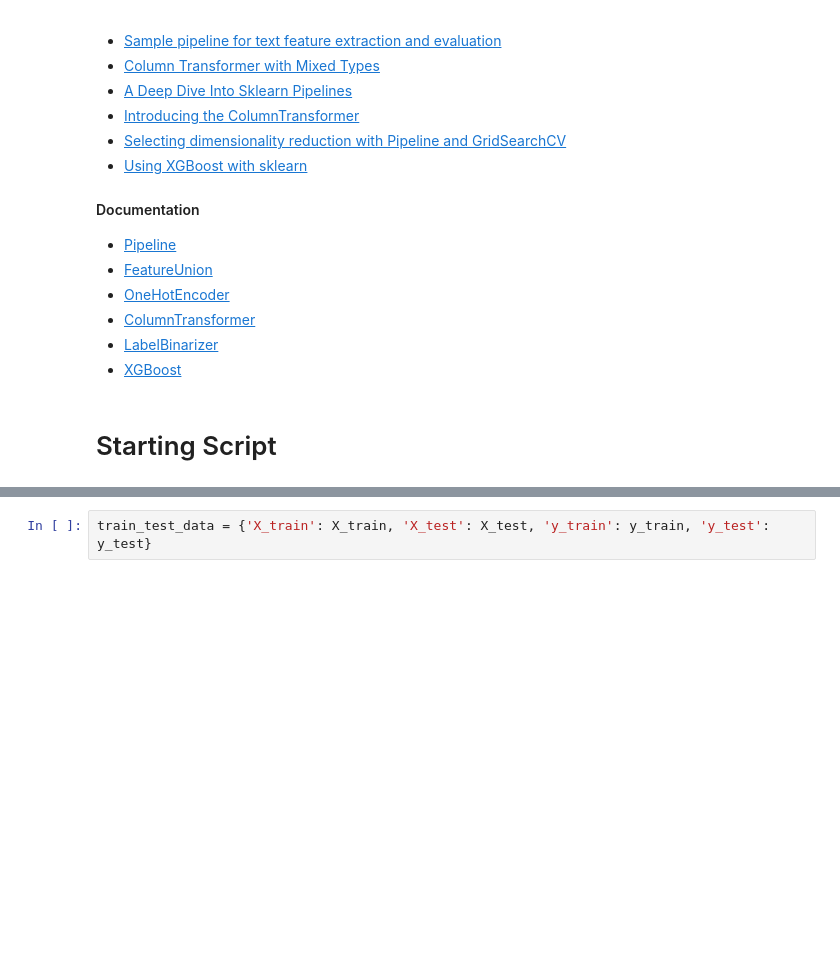
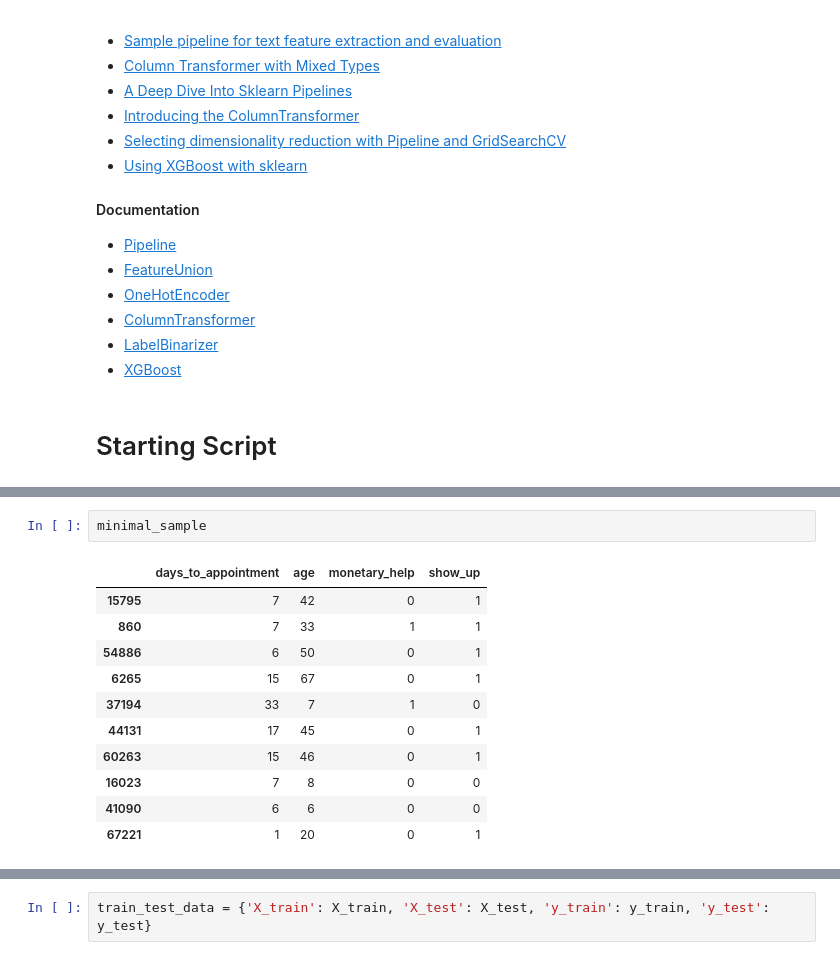
Before and after one commit to edvalente/mlnd-capstone-project, a Jupyter notebook: notebooks/capstone-scrapbook.ipynb, the cells around one changed output, grey strips where cells are left out. Drawn from its saved outputs; the diff is of its cells as text; blank space fills up the shorter version.

```diff
--- a/notebooks/capstone-scrapbook.ipynb
+++ b/notebooks/capstone-scrapbook.ipynb
@@ -61,0 +46,14 @@ model = pickle.load(open("../data/xgb_model_pickle_v2", "rb"))
+# %%
+minimal_sample
+# %% [output]
+|  | days_to_appointment | age | monetary_help | show_up |
+| 15795 | 7 | 42 | 0 | 1 |
+| 860 | 7 | 33 | 1 | 1 |
+| 54886 | 6 | 50 | 0 | 1 |
+| 6265 | 15 | 67 | 0 | 1 |
+| 37194 | 33 | 7 | 1 | 0 |
+| 44131 | 17 | 45 | 0 | 1 |
+| 60263 | 15 | 46 | 0 | 1 |
+| 16023 | 7 | 8 | 0 | 0 |
+| 41090 | 6 | 6 | 0 | 0 |
+| 67221 | 1 | 20 | 0 | 1 |
```
Also changed, not shown: parts of 5 cells of this notebook.
